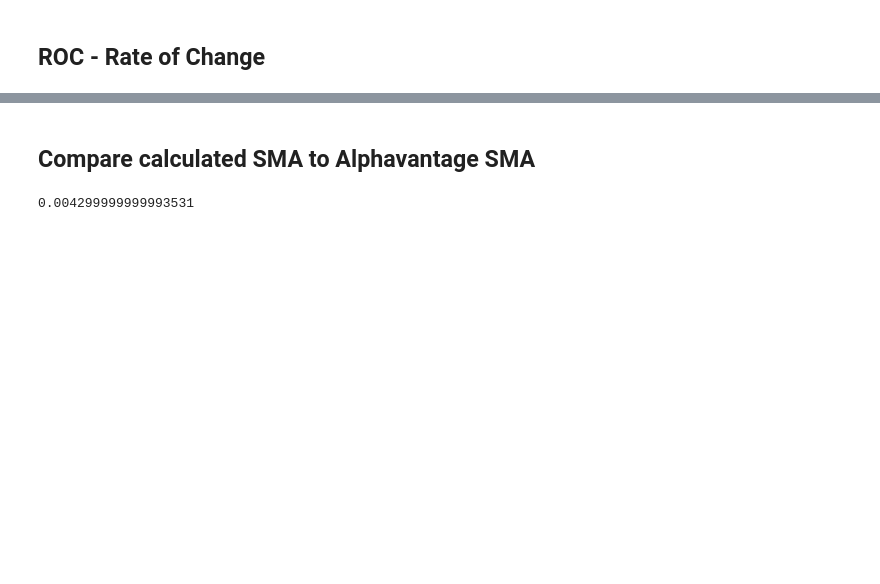
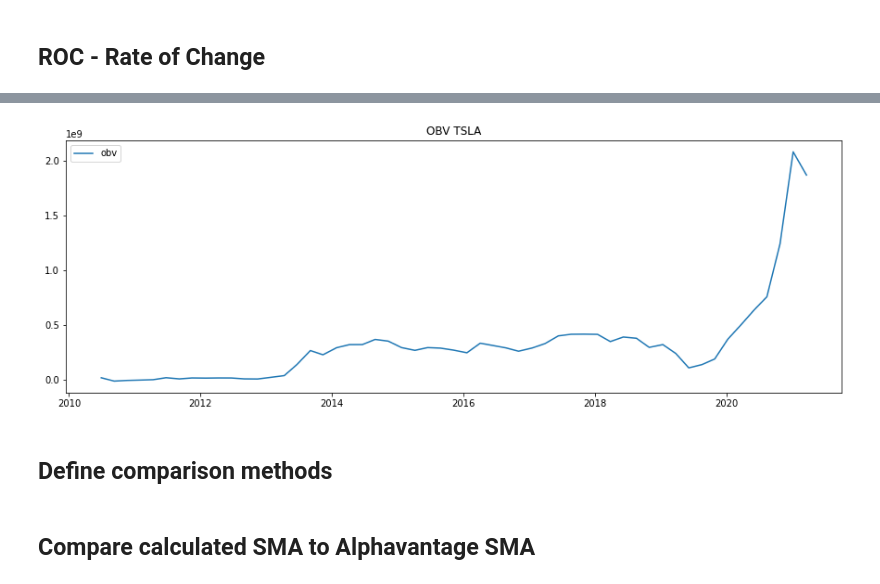
Before and after one commit to aitabot/technical_indicator_playground, a Jupyter notebook: ta.ipynb, the cells around one changed output, grey strips where cells are left out. Cells and saved outputs as stored; diff of their text form; code cells hidden in the pictures; blank space fills up the shorter version.

```diff
--- a/ta.ipynb
+++ b/ta.ipynb
@@ -76,0 +112,17 @@ plt.show()
+# %%
+def get_obv(close, volume_input, fillna=False):
+    return volume.on_balance_volume(close=close, volume=volume_input, fillna=False)
+
+obv = get_obv(close=df['5. adjusted close'][::-1],volume_input=df['6. volume'][::-1])
+# %%
+# Plot every 50th item
+plt.figure(figsize=(15,5))
+plt.plot(obv.keys()[::50], obv[::50], label='obv')
+# plt.plot(df.index[::50], df['5. adjusted close'][::50], label="stock")
+plt.legend()
+plt.title(f"OBV {stock}")
+plt.show()
+# %% [output]
+[figure, added]
+# %% [markdown]
+## Define comparison methods
@@ -77,18 +149,2 @@ plt.show()
 # %% [markdown]
 ## Compare calculated SMA to Alphavantage SMA
-# %%
-ti = TechIndicators(key=key, output_format="pandas")
-sma_av = ti.get_sma(symbol="TSLA", interval="daily", time_period=12, series_type="close")
-
-if not isinstance(sma, pd.DataFrame):
-    sma = sma.to_frame()
-
-sma.rename(columns={"sma_12": "SMA"}, inplace=True)
-sma = sma.round(decimals=4)
-
-difference = sma_av[0].compare(sma)
-columns = difference.columns
-overall_difference = sum(abs(difference[columns[0]] - difference[columns[1]]))
-overall_difference
-# %% [output]
-0.004299999999993531
```
Also changed, not shown: parts of 28 cells of this notebook, 9 other files.
